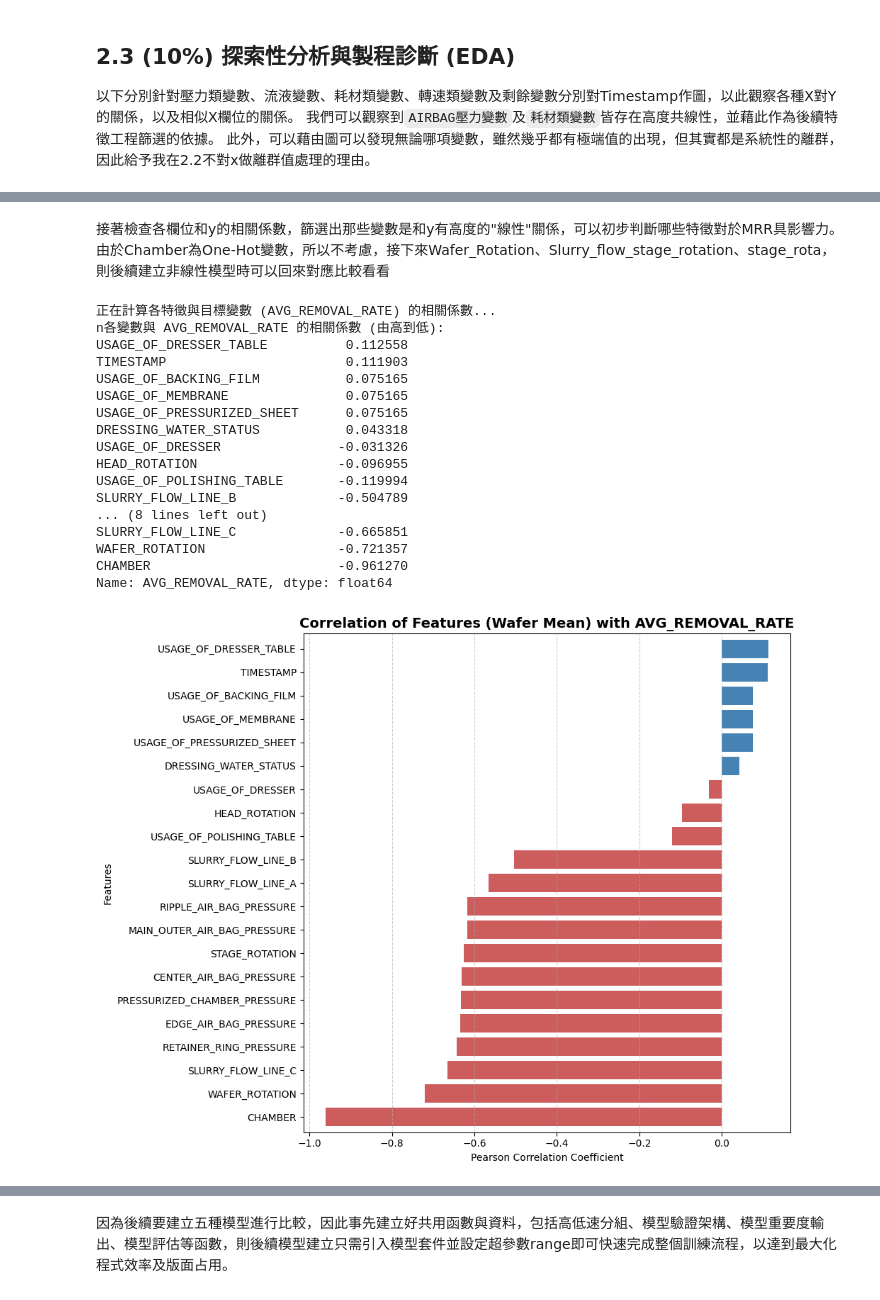
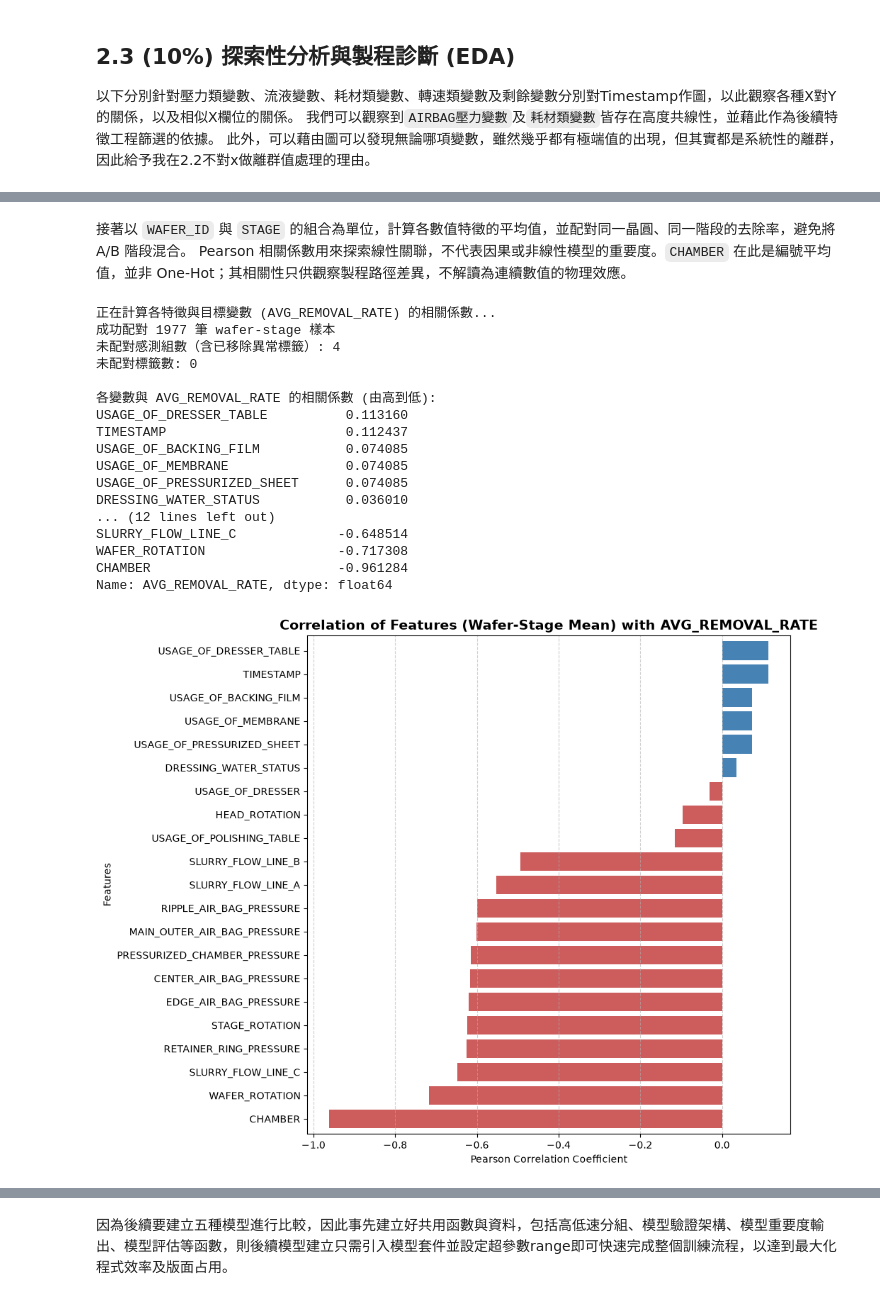
Before and after one commit to kennychennn/Semiconductor-cmp-prediction, a Jupyter notebook: notebooks/CMP.ipynb, the cells around one changed output, grey strips where cells are left out. Cells and saved outputs as stored; diff of their text form; code cells hidden in the pictures.

```diff
--- a/notebooks/CMP.ipynb
+++ b/notebooks/CMP.ipynb
@@ -299,47 +299,54 @@ USAGE_OF_PRESSURIZED_SHEET           1.000000                    1.000000
-# %% [markdown]
-接著檢查各欄位和y的相關係數，篩選出那些變數是和y有高度的"線性"關係，可以初步判斷哪些特徵對於MRR具影響力。
-由於Chamber為One-Hot變數，所以不考慮，接下來Wafer_Rotation、Slurry_flow_stage_rotation、stage_rota，則後續建立非線性模型時可以回來對應比較看看
+# %% [markdown]
+接著以 `WAFER_ID` 與 `STAGE` 的組合為單位，計算各數值特徵的平均值，並配對同一晶圓、同一階段的去除率，避免將 A/B 階段混合。
+Pearson 相關係數用來探索線性關聯，不代表因果或非線性模型的重要度。`CHAMBER` 在此是編號平均值，並非 One-Hot；其相關性只供觀察製程路徑差異，不解讀為連續數值的物理效應。
 # %%
 print("正在計算各特徵與目標變數 (AVG_REMOVAL_RATE) 的相關係數...")
-mrr_target = y_cleaned_df['AVG_REMOVAL_RATE'] if 'y_cleaned_df' in locals() else y_df['AVG_REMOVAL_RATE']
-# 以 WAFER_ID 為單位取平均，用於初步相關性分析
-eda_grouped = big_df.groupby('WAFER_ID').mean(numeric_only=True)
-eda_joined = eda_grouped.join(mrr_target, how='inner')
+# 清洗後的標籤目前以 WAFER_ID 為 index；還原欄位後建立複合鍵。
+eda_keys = ['WAFER_ID', 'STAGE']
+eda_labels = y_cleaned_df.reset_index()
+mrr_target = eda_labels.set_index(eda_keys, verify_integrity=True)['AVG_REMOVAL_RATE']
+eda_grouped = big_df.groupby(eda_keys).mean(numeric_only=True)
+eda_joined = eda_grouped.join(mrr_target, how='inner', validate='one_to_one')
+if eda_joined.empty:
+    raise ValueError("感測資料與標籤沒有可配對的 wafer-stage")
+print(f"成功配對 {len(eda_joined)} 筆 wafer-stage 樣本")
+print(f"未配對感測組數（含已移除異常標籤）: {len(eda_grouped.index.difference(mrr_target.index))}")
+print(f"未配對標籤數: {len(mrr_target.index.difference(eda_grouped.index))}")
 
 # 計算與目標變數的相關係數並排序
 corr_with_y = eda_joined.corr()['AVG_REMOVAL_RATE'].drop('AVG_REMOVAL_RATE').sort_values(ascending=True)
 
-print("n各變數與 AVG_REMOVAL_RATE 的相關係數 (由高到低):")
+print("\n各變數與 AVG_REMOVAL_RATE 的相關係數 (由高到低):")
 print(corr_with_y.sort_values(ascending=False))
-# 繪製相關係數水平長條圖\n",
+# 繪製相關係數水平長條圖
 plt.figure(figsize=(10, 8))
 colors = ['indianred' if val < 0 else 'steelblue' for val in corr_with_y]
 corr_with_y.plot(kind='barh', color=colors, width=0.8)
-plt.title('Correlation of Features (Wafer Mean) with AVG_REMOVAL_RATE', fontsize=14, fontweight='bold')
+plt.title('Correlation of Features (Wafer-Stage Mean) with AVG_REMOVAL_RATE', fontsize=14, fontweight='bold')
 plt.xlabel('Pearson Correlation Coefficient')
 plt.ylabel('Features')
 plt.grid(axis='x', linestyle='--', alpha=0.6)
 plt.tight_layout()
 plt.show()
 # %% [output]
 正在計算各特徵與目標變數 (AVG_REMOVAL_RATE) 的相關係數...
-n各變數與 AVG_REMOVAL_RATE 的相關係數 (由高到低):
-USAGE_OF_DRESSER_TABLE          0.112558
-TIMESTAMP                       0.111903
-USAGE_OF_BACKING_FILM           0.075165
-USAGE_OF_MEMBRANE               0.075165
-USAGE_OF_PRESSURIZED_SHEET      0.075165
-DRESSING_WATER_STATUS           0.043318
-USAGE_OF_DRESSER               -0.031326
-HEAD_ROTATION                  -0.096955
-USAGE_OF_POLISHING_TABLE       -0.119994
-SLURRY_FLOW_LINE_B             -0.504789
-... (8 lines left out)
-SLURRY_FLOW_LINE_C             -0.665851
-WAFER_ROTATION                 -0.721357
-CHAMBER                        -0.961270
+成功配對 1977 筆 wafer-stage 樣本
+未配對感測組數（含已移除異常標籤）: 4
+未配對標籤數: 0
+
+各變數與 AVG_REMOVAL_RATE 的相關係數 (由高到低):
+USAGE_OF_DRESSER_TABLE          0.113160
+TIMESTAMP                       0.112437
+USAGE_OF_BACKING_FILM           0.074085
+USAGE_OF_MEMBRANE               0.074085
+USAGE_OF_PRESSURIZED_SHEET      0.074085
+DRESSING_WATER_STATUS           0.036010
+... (12 lines left out)
+SLURRY_FLOW_LINE_C             -0.648514
+WAFER_ROTATION                 -0.717308
+CHAMBER                        -0.961284
 Name: AVG_REMOVAL_RATE, dtype: float64
-[figure, old version]
+[figure, new version]
 # %% [markdown]
 ## 2.4 (30%) 製程效能預測模型建構
 此部分將進行以下特徵與建模工程：
```
Also changed, not shown: parts of 15 cells of this notebook, 6 other files.
